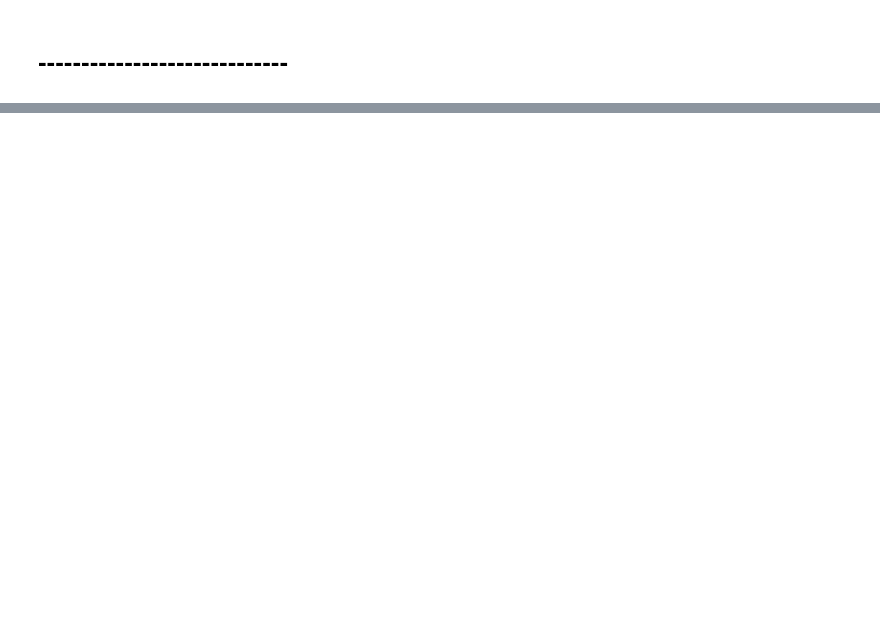
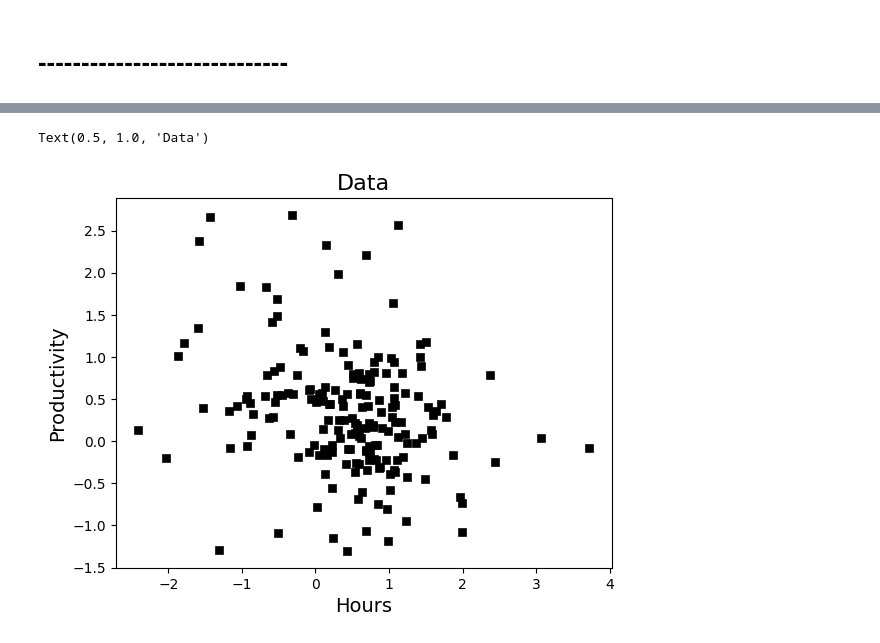
Before and after one commit to JTayMilli/MillikenRepGali1999, a Jupyter notebook: RepInPy.ipynb, the cells around one changed output, grey strips where cells are left out. Cells and saved outputs as stored; diff of their text form; code cells hidden in the pictures; blank space fills up the shorter version.

```diff
--- a/RepInPy.ipynb
+++ b/RepInPy.ipynb
@@ -291,0 +312,16 @@ dlabor    0.639462  1.000000
+# %%
+ax = sns.scatterplot(
+    data=data[['dn','dx']].dropna(),
+    x='dn',
+    y='dx',
+    marker='s',        # 's' is the marker style for squares
+    color='black',     # Set color to black
+    edgecolor='black'  # Set edge color to black (useful if the color of the marker is different)
+)
+
+plt.xlabel('Hours', fontsize=14)
+plt.ylabel('Productivity', fontsize=14)
+plt.title('Data', fontsize=16)
+# %% [output]
+Text(0.5, 1.0, 'Data')
+[figure, added]
```
Also changed, not shown: parts of 24 cells of this notebook, 5 other files.
